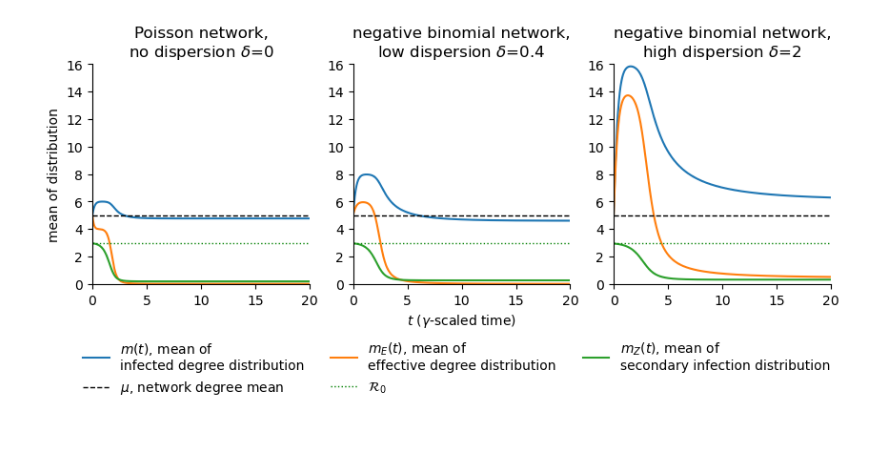
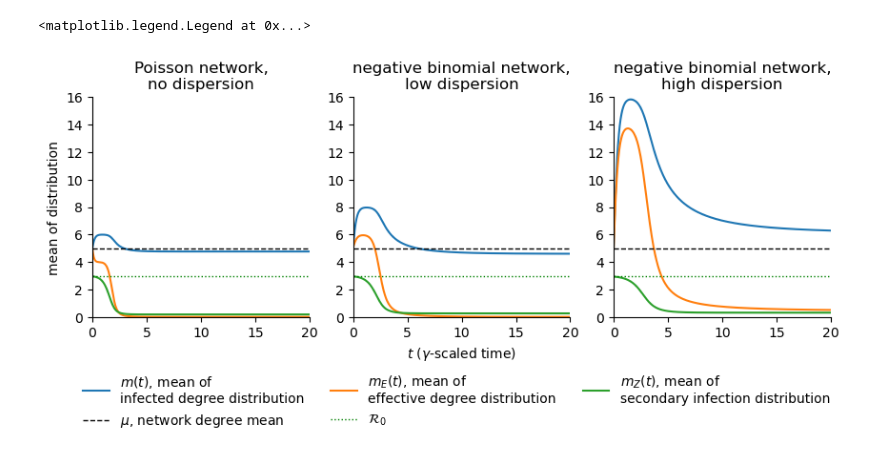
Before and after one commit to freedmanari/infected_degrees, a Jupyter notebook: network_epidemic.ipynb, the cells around one changed output. Cells and saved outputs as stored; diff of their text form; code cells hidden in the pictures.

```diff
--- a/network_epidemic.ipynb
+++ b/network_epidemic.ipynb
@@ -823,11 +794,7 @@ time1 = time.time()
 initialize_no_dispersion()
 
 
-sims_no_dispersion = pd.DataFrame({'rep': [], 'x': [],
-                                   'S': [], 'I': [],
-                                   'm': [], 'm2': [],
-                                   'mE': [], 'mE2': [],
-                                   'mZ': [], 'mZ2': []})
+sims_no_dispersion = pd.DataFrame({})
 
 
 for rep in range(reps):
@@ -913,11 +880,6 @@ odes_no_dispersion['vE'] = odes_no_dispersion['mE2'] - odes_no_dispersion['mE']*
 odes_no_dispersion['vZ'] = odes_no_dispersion['mZ2'] - odes_no_dispersion['mZ']**2
 odes_no_dispersion['vY'] = odes_no_dispersion['mY2'] - odes_no_dispersion['mY']**2
 odes_no_dispersion['vF'] = odes_no_dispersion['mF2'] - odes_no_dispersion['mF']**2
-odes_no_dispersion['d'] = (odes_no_dispersion['v'] - odes_no_dispersion['m']) / odes_no_dispersion['m']**2
-odes_no_dispersion['dE'] = (odes_no_dispersion['vE'] - odes_no_dispersion['mE']) / odes_no_dispersion['mE']**2
-odes_no_dispersion['dZ'] = (odes_no_dispersion['vZ'] - odes_no_dispersion['mZ']) / odes_no_dispersion['mZ']**2
-odes_no_dispersion['dY'] = (odes_no_dispersion['vY'] - odes_no_dispersion['mY']) / odes_no_dispersion['mY']**2
-odes_no_dispersion['dF'] = (odes_no_dispersion['vF'] - odes_no_dispersion['mF']) / odes_no_dispersion['mF']**2
 
 time2 = time.time()
 time2 - time1
@@ -948,11 +903,7 @@ time1 = time.time()
 initialize_low_dispersion()
 
 
-sims_low_dispersion = pd.DataFrame({'rep': [], 'x': [],
-                                   'S': [], 'I': [],
-                                   'm': [], 'm2': [],
-                                   'mE': [], 'mE2': [],
-                                   'mZ': [], 'mZ2': []})
+sims_low_dispersion = pd.DataFrame({})
 
 
 for rep in range(reps):
@@ -1038,11 +989,7 @@ odes_low_dispersion['vE'] = odes_low_dispersion['mE2'] - odes_low_dispersion['mE
 odes_low_dispersion['vZ'] = odes_low_dispersion['mZ2'] - odes_low_dispersion['mZ']**2
 odes_low_dispersion['vY'] = odes_low_dispersion['mY2'] - odes_low_dispersion['mY']**2
 odes_low_dispersion['vF'] = odes_low_dispersion['mF2'] - odes_low_dispersion['mF']**2
-odes_low_dispersion['d'] = (odes_low_dispersion['v'] - odes_low_dispersion['m']) / odes_low_dispersion['m']**2
-odes_low_dispersion['dE'] = (odes_low_dispersion['vE'] - odes_low_dispersion['mE']) / odes_low_dispersion['mE']**2
-odes_low_dispersion['dZ'] = (odes_low_dispersion['vZ'] - odes_low_dispersion['mZ']) / odes_low_dispersion['mZ']**2
-odes_low_dispersion['dY'] = (odes_low_dispersion['vY'] - odes_low_dispersion['mY']) / odes_low_dispersion['mY']**2
-odes_low_dispersion['dF'] = (odes_low_dispersion['vF'] - odes_low_dispersion['mF']) / odes_low_dispersion['mF']**2
+
 
 time2 = time.time()
 time2 - time1
@@ -1073,11 +1013,7 @@ time1 = time.time()
 initialize_high_dispersion()
 
 
-sims_high_dispersion = pd.DataFrame({'rep': [], 'x': [],
-                                   'S': [], 'I': [],
-                                   'm': [], 'm2': [],
-                                   'mE': [], 'mE2': [],
-                                   'mZ': [], 'mZ2': []})
+sims_high_dispersion = pd.DataFrame({})
 
 
 for rep in range(reps):
@@ -1164,11 +1100,7 @@ odes_high_dispersion['vE'] = odes_high_dispersion['mE2'] - odes_high_dispersion[
 odes_high_dispersion['vZ'] = odes_high_dispersion['mZ2'] - odes_high_dispersion['mZ']**2
 odes_high_dispersion['vY'] = odes_high_dispersion['mY2'] - odes_high_dispersion['mY']**2
 odes_high_dispersion['vF'] = odes_high_dispersion['mF2'] - odes_high_dispersion['mF']**2
-odes_high_dispersion['d'] = (odes_high_dispersion['v'] - odes_high_dispersion['m']) / odes_high_dispersion['m']**2
-odes_high_dispersion['dE'] = (odes_high_dispersion['vE'] - odes_high_dispersion['mE']) / odes_high_dispersion['mE']**2
-odes_high_dispersion['dZ'] = (odes_high_dispersion['vZ'] - odes_high_dispersion['mZ']) / odes_high_dispersion['mZ']**2
-odes_high_dispersion['dY'] = (odes_high_dispersion['vY'] - odes_high_dispersion['mY']) / odes_high_dispersion['mY']**2
-odes_high_dispersion['dF'] = (odes_high_dispersion['vF'] - odes_high_dispersion['mF']) / odes_high_dispersion['mF']**2
+
 
 time2 = time.time()
 time2 - time1
@@ -1279,42 +1181,43 @@ ax[0].set_ylabel('mean of distribution')
 ax[0].set_xlim(0,20)
 ax[0].set_ylim(-.05,16)
 ax[0].set_yticks(np.linspace(0,16,9))
-ax[0].set_title('Poisson network,\nno dispersion '+r'$\delta$=0')
+ax[0].set_title('Poisson network,\nno dispersion')
 
 ax[1].plot(ts_ode, odes_low_dispersion['m'])
 ax[1].plot(ts_ode, odes_low_dispersion['mE'])
 ax[1].plot(xs, odes_low_dispersion['mZ'])
 ax[1].axhline(mu, color='black', linestyle='--', linewidth=1)
 ax[1].axhline(R0, color='green', linestyle=':', linewidth=1)
 ax[1].spines['top'].set_visible(False)
 ax[1].spines['right'].set_visible(False)
 ax[1].set_xlabel('$t$ ($\gamma$-scaled time)')
 ax[1].set_xlim(0,20)
 ax[1].set_ylim(-.05,16)
 ax[1].set_yticks(np.linspace(0,16,9))
-ax[1].set_title('negative binomial network,\nlow dispersion '+r'$\delta$=0.4')
+ax[1].set_title('negative binomial network,\nlow dispersion')
 
 ax[2].plot(ts_ode, odes_high_dispersion['m'])
 ax[2].plot(ts_ode, odes_high_dispersion['mE'])
 ax[2].plot(xs, odes_high_dispersion['mZ'])
 ax[2].axhline(mu, color='black', linestyle='--', linewidth=1)
 ax[2].axhline(R0, color='green', linestyle=':', linewidth=1)
 ax[2].spines['top'].set_visible(False)
 ax[2].spines['right'].set_visible(False)
 ax[2].set_xlim(0,20)
 ax[2].set_ylim(-.05,16)
 ax[2].set_yticks(np.linspace(0,16,9))
-ax[2].set_title('negative binomial network,\nhigh dispersion '+r'$\delta$=2')
+ax[2].set_title('negative binomial network,\nhigh dispersion')
 
 
 handles, labels = ax[0].get_legend_handles_labels()
 order = [0,3,1,4,2]
 plt.legend([handles[idx] for idx in order],[labels[idx] for idx in order],
            bbox_to_anchor=(1.05, -.2), frameon=False, ncols=3)
 
 # plt.savefig('figures/means.pdf',bbox_inches='tight')
 # %% [output]
+<matplotlib.legend.Legend at 0x...>
-[figure, old version]
+[figure, new version]
 # %%
 initialize_high_dispersion()
 peak_time = 1.5
```
Also changed, not shown: parts of 13 cells of this notebook, 15 other files.
